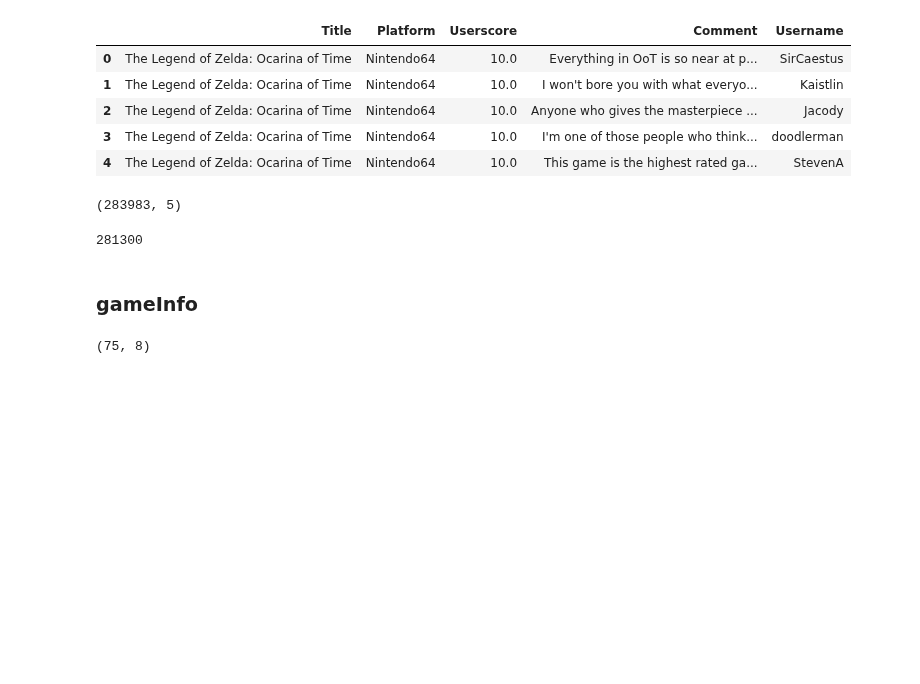
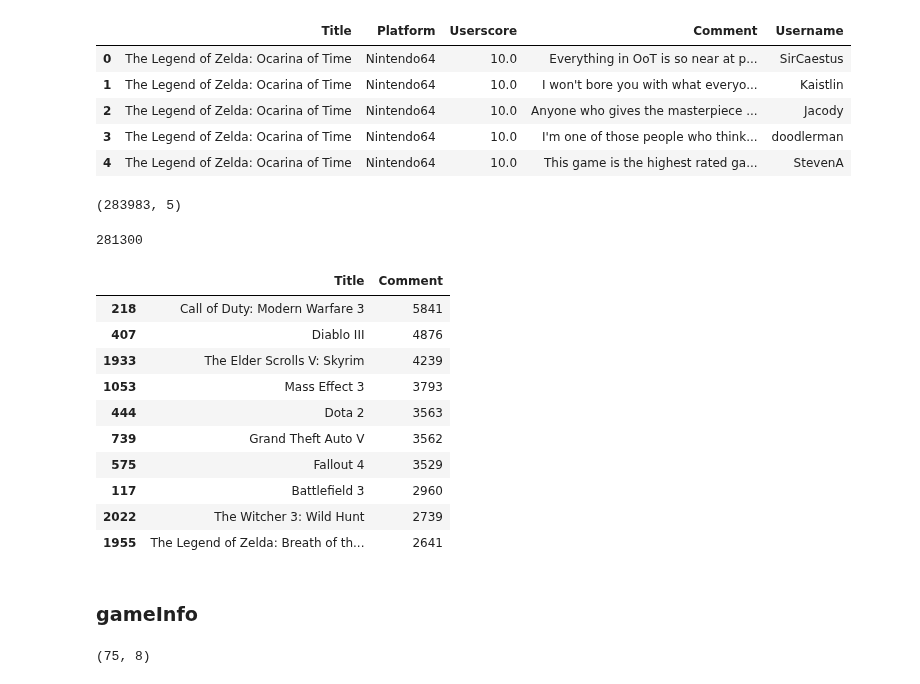
Before and after one commit to wd686/EBAC, a Jupyter notebook: dataProcessing/dataProcessing.ipynb, the cells around one changed output. Cells and saved outputs as stored; diff of their text form; code cells hidden in the pictures; blank space fills up the shorter version.

```diff
--- a/dataProcessing/dataProcessing.ipynb
+++ b/dataProcessing/dataProcessing.ipynb
@@ -177,6 +177,20 @@ userComments.shape
 (userComments.Title + userComments.Platform + userComments.Username).nunique()
 # %% [output]
 281300
+# %%
+userComments[['Title', 'Comment']].groupby('Title').count().reset_index().sort_values(by = 'Comment', ascending = False).head(10)
+# %% [output]
+|  | Title | Comment |
+| 218 | Call of Duty: Modern Warfare 3 | 5841 |
+| 407 | Diablo III | 4876 |
+| 1933 | The Elder Scrolls V: Skyrim | 4239 |
+| 1053 | Mass Effect 3 | 3793 |
+| 444 | Dota 2 | 3563 |
+| 739 | Grand Theft Auto V | 3562 |
+| 575 | Fallout 4 | 3529 |
+| 117 | Battlefield 3 | 2960 |
+| 2022 | The Witcher 3: Wild Hunt | 2739 |
+| 1955 | The Legend of Zelda: Breath of th... | 2641 |
 # %% [markdown]
 ### gameInfo
 # %%
```
Also changed, not shown: parts of 1 cell of this notebook, 1 other file.
